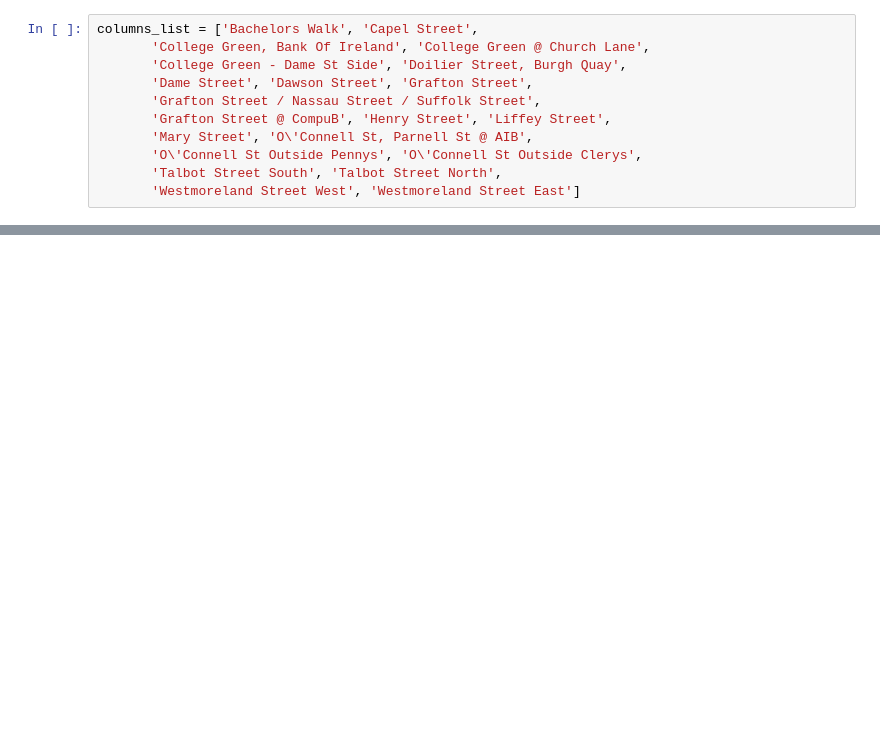
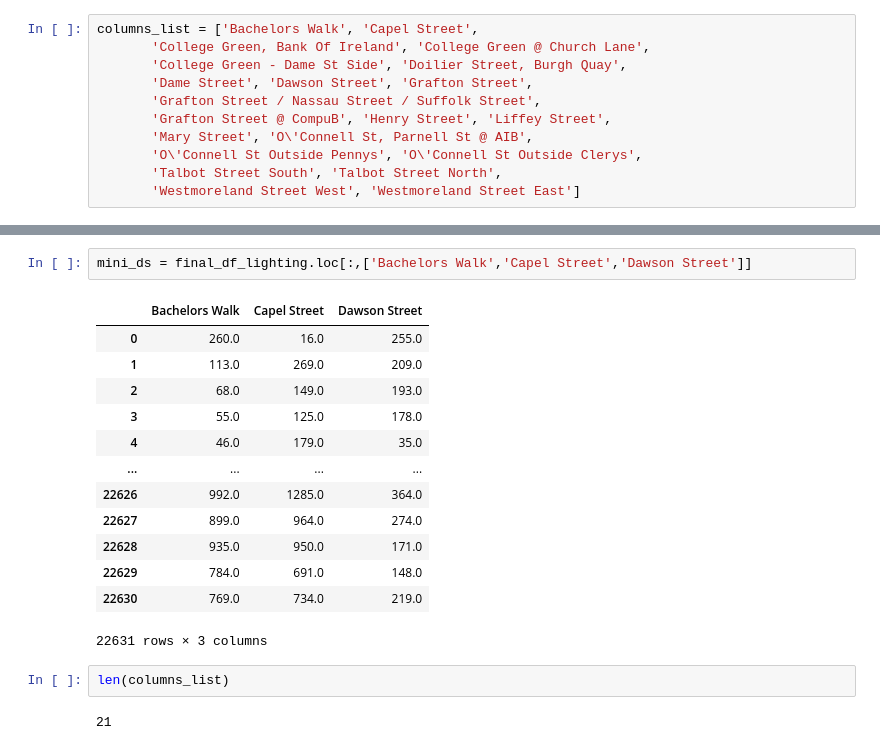
Before and after one commit to Pabaz22/slcities, a Jupyter notebook: notebooks/Merging datasets into dF_VL.ipynb, the cells around one changed output, grey strips where cells are left out. Cells and saved outputs as stored; diff of their text form; blank space fills up the shorter version.

```diff
--- a/notebooks/Merging datasets into dF_VL.ipynb
+++ b/notebooks/Merging datasets into dF_VL.ipynb
@@ -122,3 +112,23 @@ for column in columns_list :
 [figure]
 [figure]
 ... (9 outputs left out)
+# %%
+mini_ds = final_df_lighting.loc[:,['Bachelors Walk','Capel Street','Dawson Street']]
+# %% [output]
+|  | Bachelors Walk | Capel Street | Dawson Street |
+| 0 | 260.0 | 16.0 | 255.0 |
+| 1 | 113.0 | 269.0 | 209.0 |
+| 2 | 68.0 | 149.0 | 193.0 |
+| 3 | 55.0 | 125.0 | 178.0 |
+| 4 | 46.0 | 179.0 | 35.0 |
+| ... | ... | ... | ... |
+| 22626 | 992.0 | 1285.0 | 364.0 |
+| 22627 | 899.0 | 964.0 | 274.0 |
+| 22628 | 935.0 | 950.0 | 171.0 |
+| 22629 | 784.0 | 691.0 | 148.0 |
+| 22630 | 769.0 | 734.0 | 219.0 |
+22631 rows × 3 columns
+# %%
+len(columns_list)
+# %% [output]
+21
```
Also changed, not shown: parts of 3 cells of this notebook, 1 other file.
